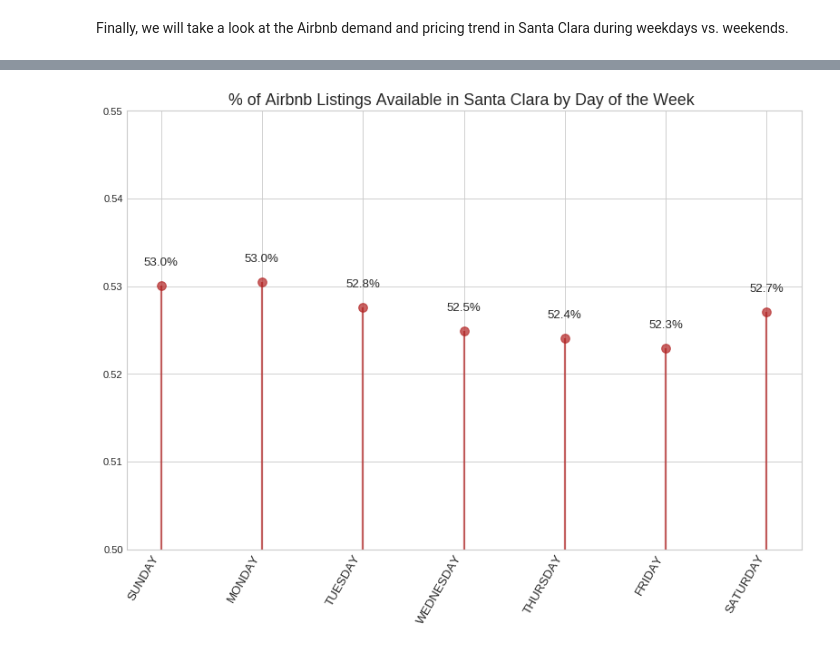
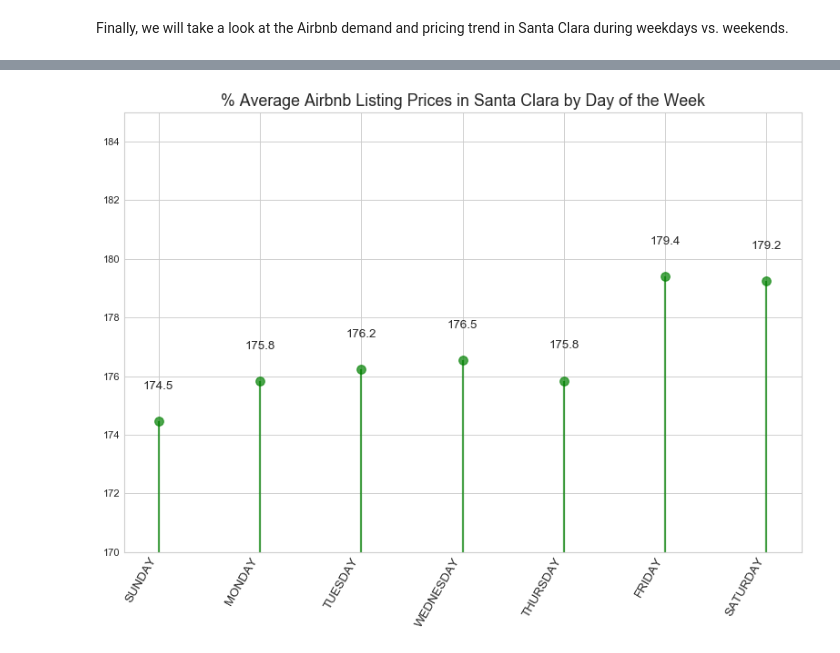
Before and after one commit to caroger/airbnb, a Jupyter notebook: calendar.ipynb, the cells around one changed output, grey strips where cells are left out. Saved outputs shown, nothing was run; the diff lists cells and outputs as text; code cells hidden in the pictures.

```diff
--- a/calendar.ipynb
+++ b/calendar.ipynb
@@ -151,0 +167,17 @@ Finally, we will take a look at the Airbnb demand and pricing trend in Santa Cla
+# %%
+fig, ax = plt.subplots(figsize=(12, 8), dpi=80)
+ax.vlines(x=avail_perc.index, ymin=0, ymax=avail_perc,
+          color='firebrick', alpha=0.7, linewidth=2)
+ax.scatter(x=avail_perc.index, y=avail_perc, s=75, color='firebrick', alpha=0.7)
+
+# Title, Label, Ticks and Ylim
+ax.set_title('% of Airbnb Listings Available in Santa Clara by Day of the Week ',
+             fontdict={'size': 16})
+ax.set_xticklabels(avail_perc.index.str.upper(), rotation=60, fontdict={
+                   'horizontalalignment': 'right', 'size': 12})
+ax.set_ylim(0.5, 0.55)
+
+# Annotate
+for i in avail_perc.index:
+    ax.text(i, avail_perc[i]+0.002, s="{:.1%}".format(avail_perc[i]),
+            horizontalalignment='center', verticalalignment='bottom', fontsize=12)
@@ -182,21 +189,20 @@ Name: available, dtype: float64
 # %%
+# Plot
 fig, ax = plt.subplots(figsize=(12, 8), dpi=80)
-ax.vlines(x=avail_dow.index, ymin=0, ymax=avail_dow,
-          color='firebrick', alpha=0.7, linewidth=2)
-ax.scatter(x=avail_dow.index, y=avail_dow, s=75, color='firebrick', alpha=0.7)
+ax.vlines(x=price.index, ymin=0, ymax=price,
+          color='green', alpha=0.7, linewidth=2)
+ax.scatter(x=price.index, y=price, s=75, color='green', alpha=0.7)
 
 # Title, Label, Ticks and Ylim
-ax.set_title('% of Airbnb Listings Available in Santa Clara by Day of the Week ',
+ax.set_title('% Average Airbnb Listing Prices in Santa Clara by Day of the Week',
              fontdict={'size': 16})
-ax.set_xticklabels(avail_dow.index.str.upper(), rotation=60, fontdict={
+ax.set_xticklabels(price.index.str.upper(), rotation=60, fontdict={
                    'horizontalalignment': 'right', 'size': 12})
-ax.set_ylim(0.5, 0.55)
+ax.set_ylim(170, 185)
 
 # Annotate
-for idx in avail_dow.index:
-    ax.text(idx, avail_dow[idx]+0.002, s="{:.1%}".format(avail_dow[idx]),
+for i in price.index:
+    ax.text(i, price[i]+1, s=round(price[i], 1),
             horizontalalignment='center', verticalalignment='bottom', fontsize=12)
-
-price_df
 # %% [output]
-[figure, old version]
+[figure, new version]
```
Also changed, not shown: parts of 11 cells of this notebook, 1 other file.
